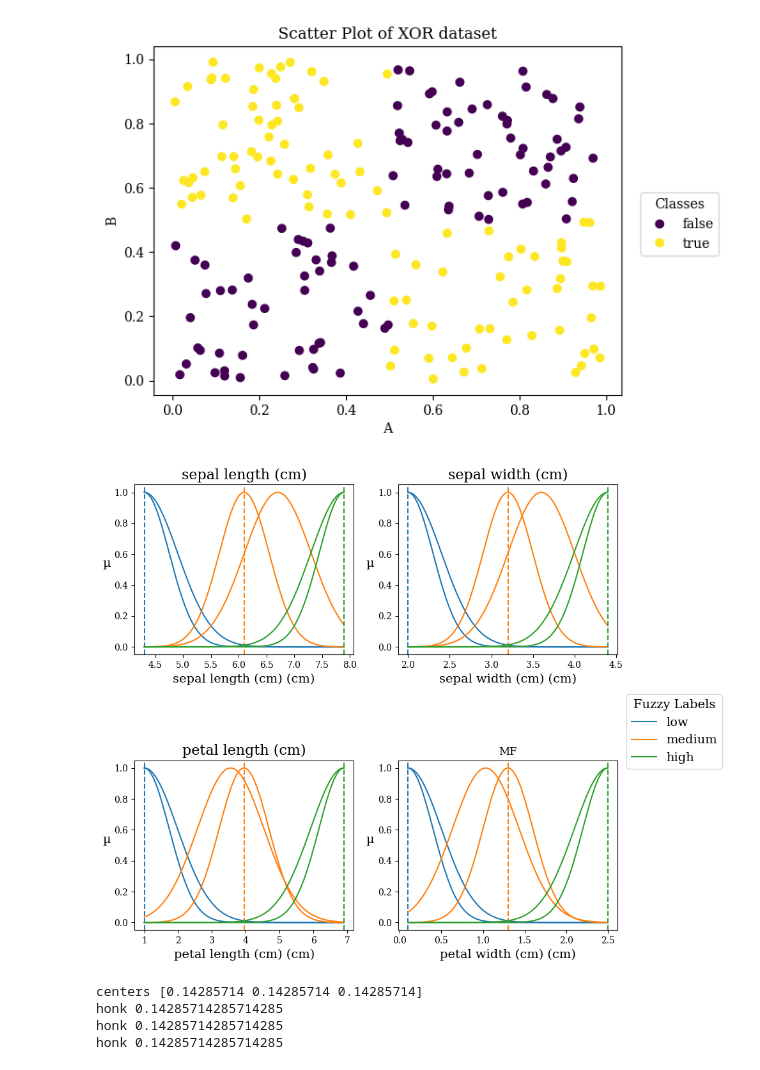
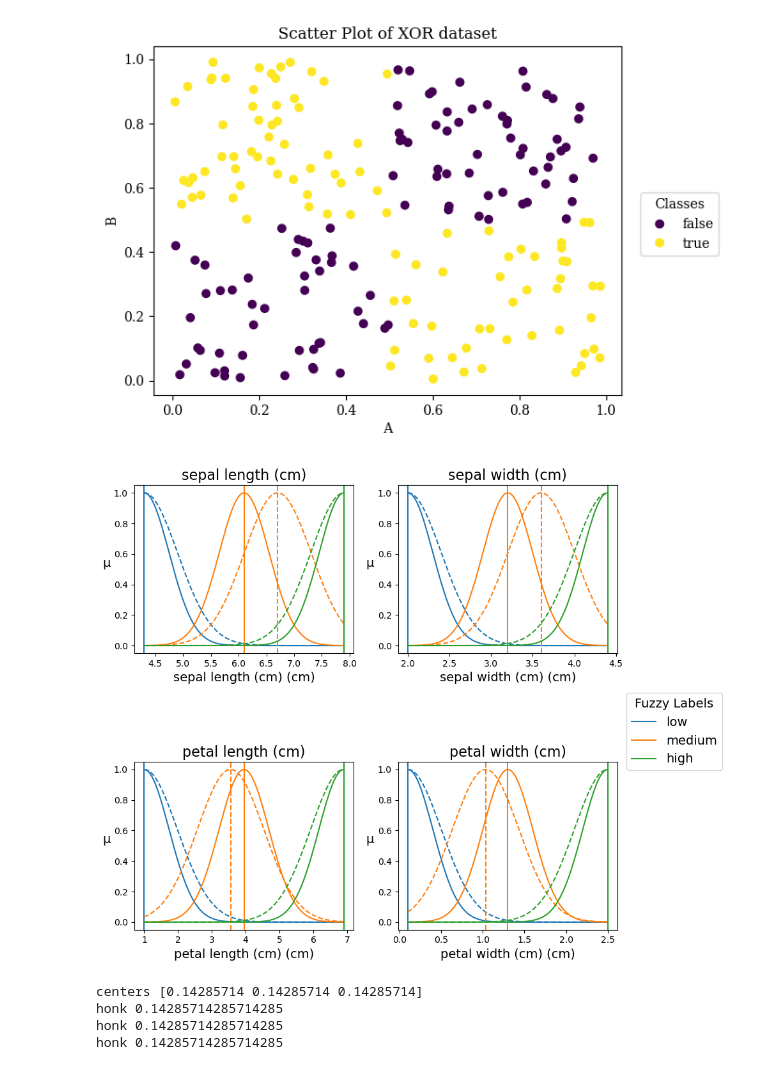
Before and after one commit to juelha/NeuroFuzzyRuleMiner, a Jupyter notebook: notebooks/Gallery.ipynb, the cells around one changed output. Cells and saved outputs as stored; diff of their text form; code cells hidden in the pictures.

```diff
--- a/notebooks/Gallery.ipynb
+++ b/notebooks/Gallery.ipynb
@@ -421,37 +421,38 @@ widths = [0.45, 0.45, 0.45, 0.3, 0.3, 0.3, 0.7375, 0.7375, 0.7375, 0.3, 0.3, 0.3
 
 centers_tuned = [4.3, 6.704846154261173, 7.9, 2.0, 3.6010828440215126, 4.4, 1.0, 3.55364431399976, 6.9, 0.1, 1.0335289816510311, 2.5]
 widths_tuned = [0.6022029347908475, 0.6032757097365787, 0.600860621908211, 0.40183876031762733, 0.4004111866011534, 0.407176726321751, 0.9833581724440803, 0.9843501545777336, 0.9849394498355075, 0.4004809656094499, 0.40114355348347314, 0.40233177014329013]
 
 c = np.array_split(centers, len(feature_names))
 w = np.array_split(widths, len(feature_names))
 c_t = np.array_split(centers_tuned, len(feature_names))
 w_t = np.array_split(widths_tuned, len(feature_names))
 
 fig, axs = plt.subplots(2, 2, figsize=(10, 8))  # Set figsize for a 2x2 grid layout
 
 for xID, max_value in enumerate(max_vals):
     x = np.arange(min_vals[xID], max_value, max_value / 1000)
     row = xID // 2
     col = xID % 2
 
     for mfID in range(n_mfs):
         y = MF_gaussian(x, c[xID][mfID], w[xID][mfID])
         z = MF_gaussian(x, c_t[xID][mfID], w_t[xID][mfID])
         axs[row, col].plot(x, y, label=mf_names[mfID])
-        axs[row, col].plot(x, z,  c=axs[row, col].lines[-1].get_color())
-        axs[row, col].axvline(c[xID][mfID], 0, 1, c=axs[row, col].lines[-1].get_color(), ls='--')
+        axs[row, col].plot(x, z,  c=axs[row, col].lines[-1].get_color(), ls='--')
+        axs[row, col].axvline(c[xID][mfID], 0, 1, c=axs[row, col].lines[-1].get_color())
+        axs[row, col].axvline(c_t[xID][mfID], 0, 1, c=axs[row, col].lines[-1].get_color(), ls = '--')
+
 
     #axs[row, col].legend(loc=(0.0, -0.4), title="Fuzzy Labels", mode="expand", borderaxespad=0, ncol=3, fontsize=14, title_fontsize=14)
     axs[row, col].set_title(f'{feature_names[xID]}', fontsize=16)
     axs[row, col].set_ylabel('µ', fontsize=14, rotation='horizontal', ha='right')
     axs[row, col].set_xlabel(f'{feature_names[xID]} (cm)', fontsize=14)
 
 plt.legend(loc=(1.04, 0.950), title="Fuzzy Labels", fontsize=14, title_fontsize=14)
-plt.title("MF")
 plt.tight_layout()
 plt.show()
 # %% [output]
-[figure, old version]
+[figure, new version]
 # %%
 def center_init(x, n_mfs):
     """Initializes the centers of MFs by partitioning the domain of the features
```
Also changed, not shown: 15 other files.
